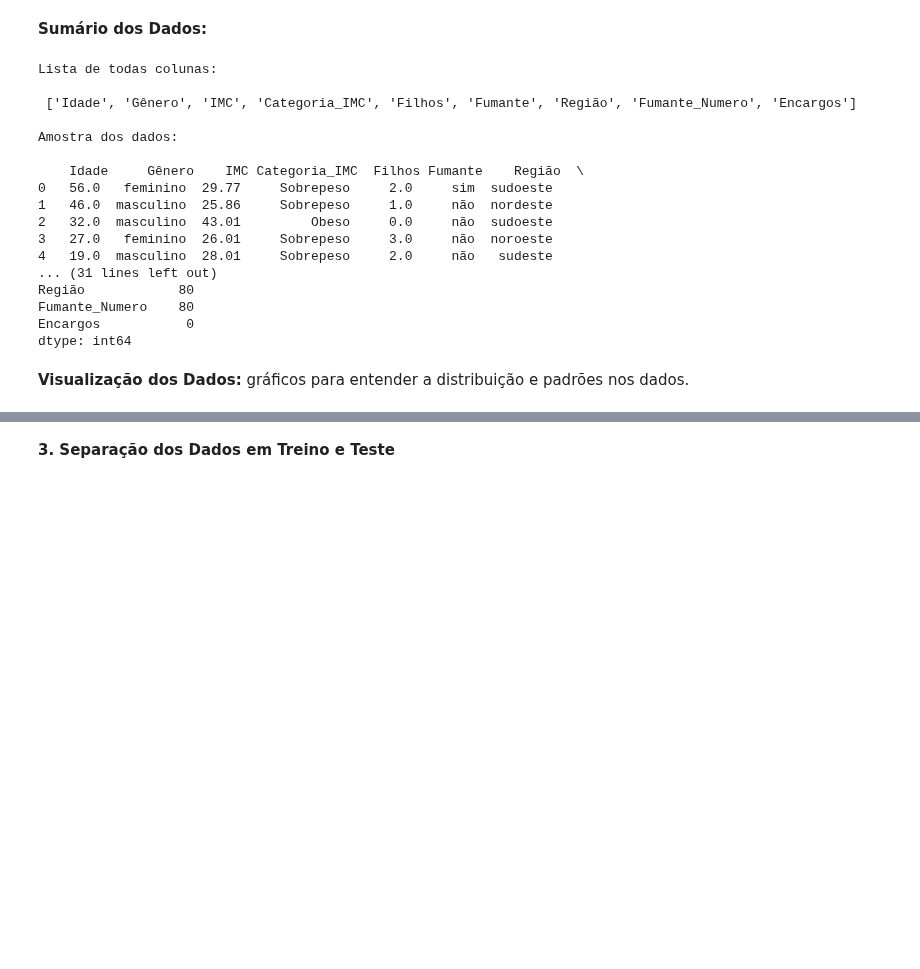
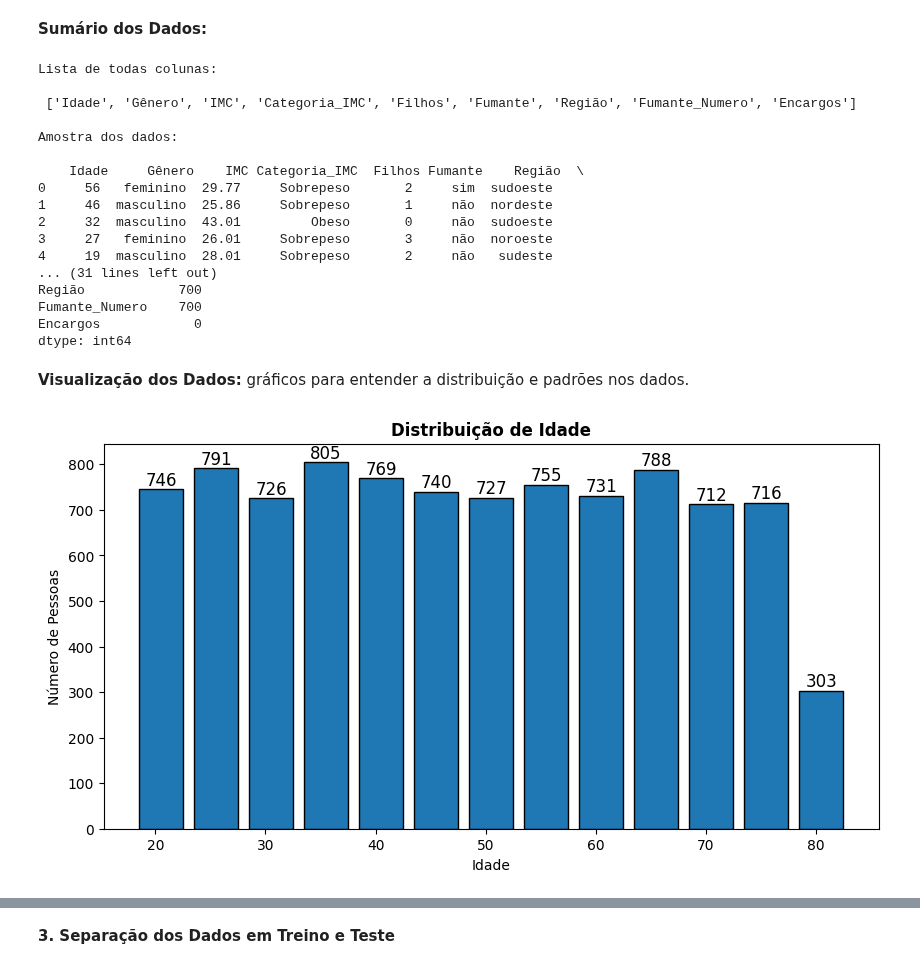
Before and after one commit to feliparus/Tech-Challenge, a Jupyter notebook: notebooks/EDA.ipynb, the cells around one changed output, grey strips where cells are left out. Drawn from its saved outputs; the diff is of its cells as text; code cells hidden in the pictures; blank space fills up the shorter version.

```diff
--- a/notebooks/EDA.ipynb
+++ b/notebooks/EDA.ipynb
@@ -83,7 +84,7 @@ Esses dados serão utilizados para desenvolver um modelo preditivo para prever o
 dados = pd.read_csv('../planilhas/1_dados_originais.csv', encoding='latin-1')
 
 novas_linhas = 10000
-quantidade_maxima_ausencias = 80
+quantidade_maxima_ausencias = 700
 
 # aqui chamo a função incrementar_dados_aleatorios, para aumentar o volume da variável dados
 # uso duas variáveis, uma para incrementar a quantidade de linhas e outra para limitar a quantidade máxima de ausências (dados = np.nan)
@@ -111,18 +112,22 @@ Lista de todas colunas:
 Amostra dos dados:
 
     Idade     Gênero    IMC Categoria_IMC  Filhos Fumante    Região  \
-0   56.0   feminino  29.77     Sobrepeso     2.0     sim  sudoeste
-1   46.0  masculino  25.86     Sobrepeso     1.0     não  nordeste
-2   32.0  masculino  43.01         Obeso     0.0     não  sudoeste
-3   27.0   feminino  26.01     Sobrepeso     3.0     não  noroeste
-4   19.0  masculino  28.01     Sobrepeso     2.0     não   sudeste
+0     56   feminino  29.77     Sobrepeso       2     sim  sudoeste
+1     46  masculino  25.86     Sobrepeso       1     não  nordeste
+2     32  masculino  43.01         Obeso       0     não  sudoeste
+3     27   feminino  26.01     Sobrepeso       3     não  noroeste
+4     19  masculino  28.01     Sobrepeso       2     não   sudeste
 ... (31 lines left out)
-Região            80
-Fumante_Numero    80
-Encargos           0
+Região            700
+Fumante_Numero    700
+Encargos            0
 dtype: int64
 # %% [markdown]
 **Visualização dos Dados:** gráficos para entender a distribuição e padrões nos dados.
+# %%
+montar_grafico_histograma_idade(dados, 'Distribuição de Idade', 'Idade', 'Número de Pessoas')
+# %% [output]
+[figure, added]
 # %%
 montar_graficos_visualizacao_inicial(dados)
 # %% [output]
```
Also changed, not shown: parts of 8 cells of this notebook, 10 other files.
